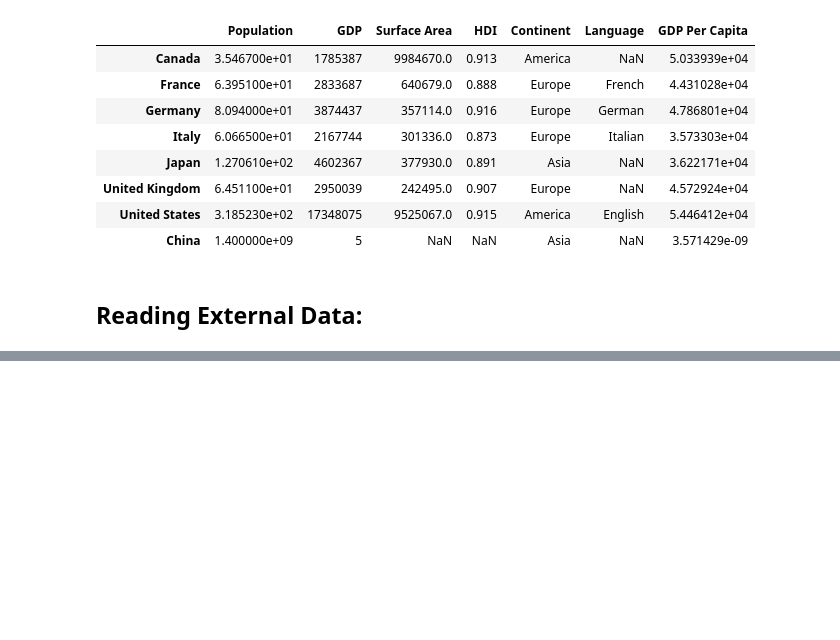
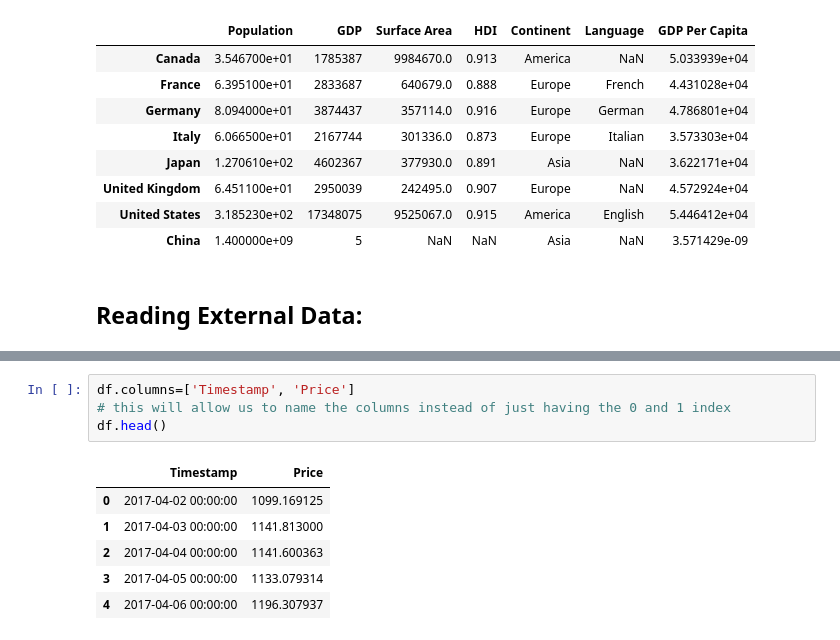
Before and after one commit to c-blomquist/Data-Analysis-Learning, a Jupyter notebook: Pandas_Practice/Pandas_Work.ipynb, the cells around one changed output, grey strips where cells are left out. Drawn from its saved outputs; the diff is of its cells as text; blank space fills up the shorter version.

```diff
--- a/Pandas_Practice/Pandas_Work.ipynb
+++ b/Pandas_Practice/Pandas_Work.ipynb
@@ -453,0 +488,11 @@ population_df
+# %%
+df.columns=['Timestamp', 'Price']
+# this will allow us to name the columns instead of just having the 0 and 1 index
+df.head()
+# %% [output]
+|  | Timestamp | Price |
+| 0 | 2017-04-02 00:00:00 | 1099.169125 |
+| 1 | 2017-04-03 00:00:00 | 1141.813000 |
+| 2 | 2017-04-04 00:00:00 | 1141.600363 |
+| 3 | 2017-04-05 00:00:00 | 1133.079314 |
+| 4 | 2017-04-06 00:00:00 | 1196.307937 |
```
Also changed, not shown: parts of 9 cells of this notebook.
